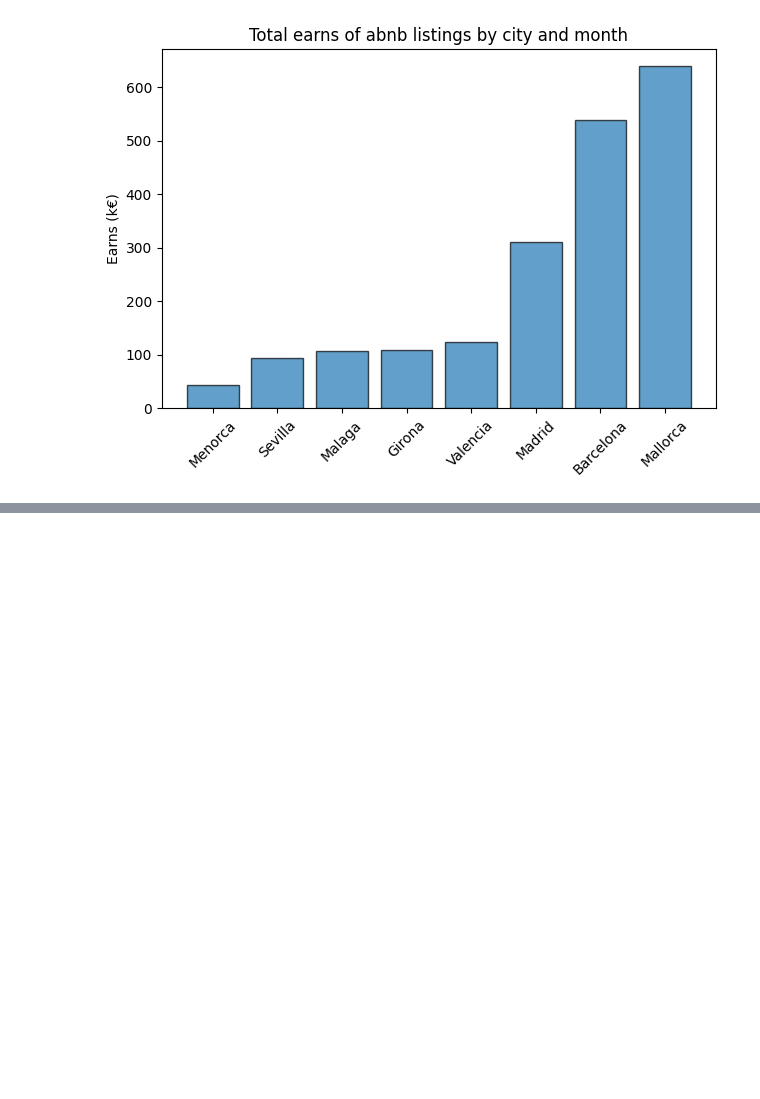
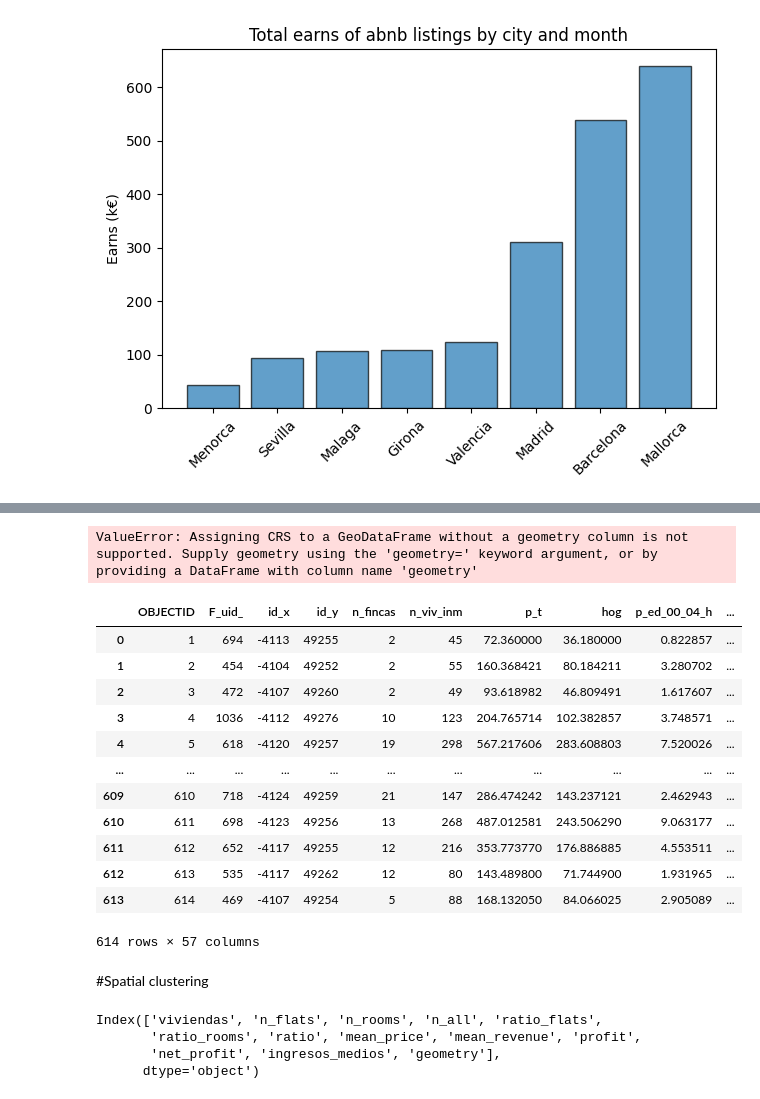
Before and after one commit to mehrrero/parasites, a Jupyter notebook: tests.ipynb, the cells around one changed output, grey strips where cells are left out. Drawn from its saved outputs; the diff is of its cells as text; code cells hidden in the pictures; blank space fills up the shorter version.

```diff
--- a/tests.ipynb
+++ b/tests.ipynb
@@ -286,0 +297,6 @@ plt.show()
+# %%
+url = "https://www.ine.es/servergis/rest/services/Hosted/SAS_seleccion_2021/FeatureServer/6/query"
+# %%
+download_dataset(url, out, 102100)
+# %% [output]
+ValueError: Assigning CRS to a GeoDataFrame without a geometry column is not supported. Supply geometry using the 'geometry=' keyword argument, or by providing a DataFrame with column name 'geometry'
@@ -286,0 +381,18 @@ plt.show()
+# %%
+sociodemo_from_gdf(out)
+# %% [output]
+|  | OBJECTID | F_uid_ | id_x | id_y | n_fincas | n_viv_inm | p_t | hog | p_ed_00_04_h | ... |
+| 0 | 1 | 694 | -4113 | 49255 | 2 | 45 | 72.360000 | 36.180000 | 0.822857 | ... |
+| 1 | 2 | 454 | -4104 | 49252 | 2 | 55 | 160.368421 | 80.184211 | 3.280702 | ... |
+| 2 | 3 | 472 | -4107 | 49260 | 2 | 49 | 93.618982 | 46.809491 | 1.617607 | ... |
+| 3 | 4 | 1036 | -4112 | 49276 | 10 | 123 | 204.765714 | 102.382857 | 3.748571 | ... |
+| 4 | 5 | 618 | -4120 | 49257 | 19 | 298 | 567.217606 | 283.608803 | 7.520026 | ... |
+| ... | ... | ... | ... | ... | ... | ... | ... | ... | ... | ... |
+| 609 | 610 | 718 | -4124 | 49259 | 21 | 147 | 286.474242 | 143.237121 | 2.462943 | ... |
+| 610 | 611 | 698 | -4123 | 49256 | 13 | 268 | 487.012581 | 243.506290 | 9.063177 | ... |
+| 611 | 612 | 652 | -4117 | 49255 | 12 | 216 | 353.773770 | 176.886885 | 4.553511 | ... |
+| 612 | 613 | 535 | -4117 | 49262 | 12 | 80 | 143.489800 | 71.744900 | 1.931965 | ... |
+| 613 | 614 | 469 | -4107 | 49254 | 5 | 88 | 168.132050 | 84.066025 | 2.905089 | ... |
+614 rows × 57 columns
+# %% [markdown]
+#Spatial clustering
@@ -286,0 +401,7 @@ plt.show()
+# %%
+out.columns
+# %% [output]
+Index(['viviendas', 'n_flats', 'n_rooms', 'n_all', 'ratio_flats',
+       'ratio_rooms', 'ratio', 'mean_price', 'mean_revenue', 'profit',
+       'net_profit', 'ingresos_medios', 'geometry'],
+      dtype='object')
```
Also changed, not shown: parts of 19 cells of this notebook, 12 other files.
